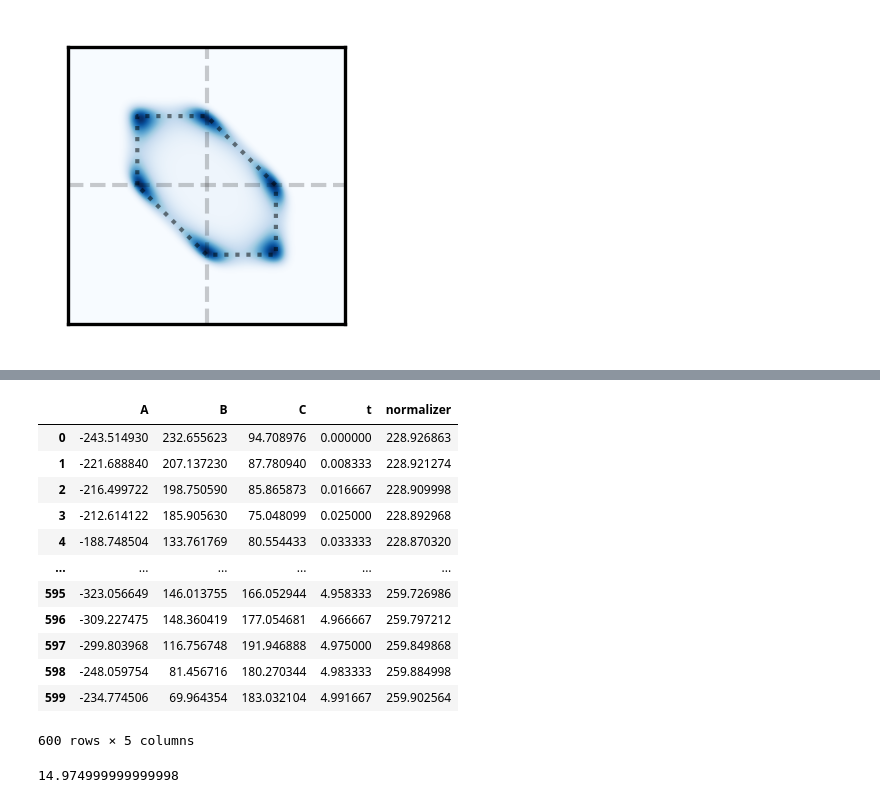
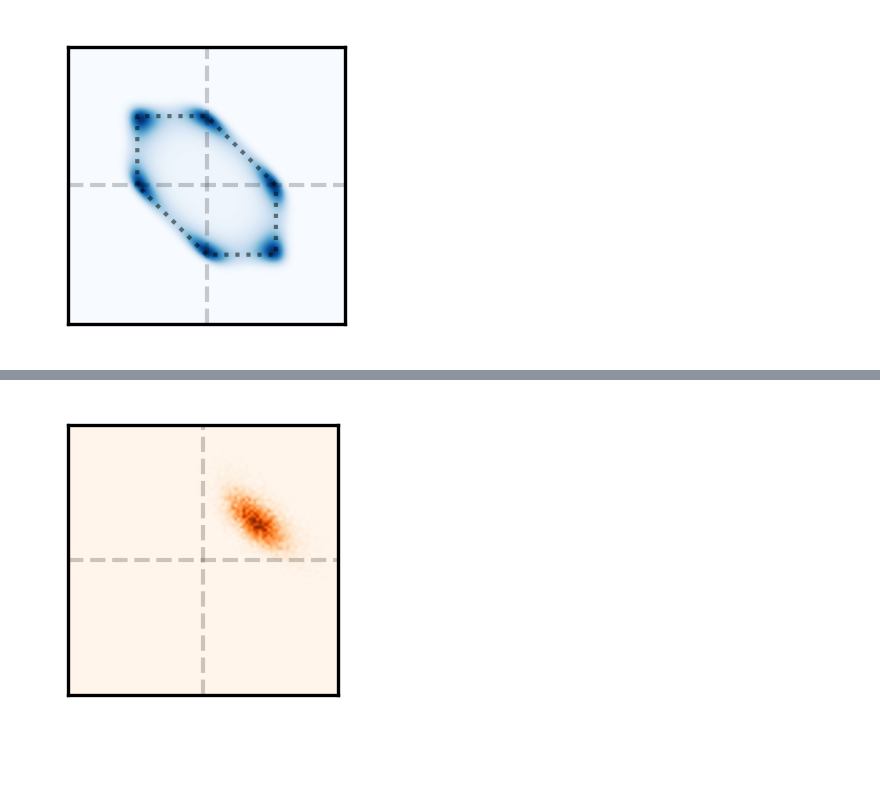
Before and after one commit to ZLoverty/AN, a Jupyter notebook: Code/Figures.ipynb, the cells around one changed output, grey strips where cells are left out. Drawn from its saved outputs; the diff is of its cells as text; code cells hidden in the pictures; blank space fills up the shorter version.

```diff
--- a/Code/Figures.ipynb
+++ b/Code/Figures.ipynb
@@ -292,20 +284,27 @@ FileNotFoundError: [Errno 2] No such file or directory: 'E:\\AN\\ASYMMETRIC\\28_
-# %%
-flowrate
-# %% [output]
-|  | A | B | C | t | normalizer |
-| 0 | -243.514930 | 232.655623 | 94.708976 | 0.000000 | 228.926863 |
-| 1 | -221.688840 | 207.137230 | 87.780940 | 0.008333 | 228.921274 |
-| 2 | -216.499722 | 198.750590 | 85.865873 | 0.016667 | 228.909998 |
-| 3 | -212.614122 | 185.905630 | 75.048099 | 0.025000 | 228.892968 |
-| 4 | -188.748504 | 133.761769 | 80.554433 | 0.033333 | 228.870320 |
-| ... | ... | ... | ... | ... | ... |
-| 595 | -323.056649 | 146.013755 | 166.052944 | 4.958333 | 259.726986 |
-| 596 | -309.227475 | 148.360419 | 177.054681 | 4.966667 | 259.797212 |
-| 597 | -299.803968 | 116.756748 | 191.946888 | 4.975000 | 259.849868 |
-| 598 | -248.059754 | 81.456716 | 180.270344 | 4.983333 | 259.884998 |
-| 599 | -234.774506 | 69.964354 | 183.032104 | 4.991667 | 259.902564 |
-600 rows × 5 columns
-# %%
-offset
-# %% [output]
-14.974999999999998
+# %%
+fr_list = []
+
+for num, file in enumerate(files):
+    flowrate = pd.read_csv(os.path.join(folder, file)).dropna()
+    flowrate["normalizer"] = gaussian_filter1d(flowrate[["A", "B", "C"]].abs().max(axis=1), sigma=window_size, axis=0)
+    fr_list.append(flowrate)
+combined = pd.concat(fr_list)
+
+fig, ax = plt.subplots(figsize=(1.2, 1.2), dpi=300)
+lim = 2000
+
+H, xedges, yedges = np.histogram2d(combined["B"], combined["C"], bins=(np.linspace(-lim, lim, 100), np.linspace(-lim, lim, 100)))
+ax.imshow(H, interpolation='spline16', origin='lower', extent=[xedges[0], xedges[-1], yedges[0], yedges[-1]], cmap="Oranges")
+ax.plot([-lim, lim], [0, 0], ls="--", lw=1, color="black", alpha=0.2)
+ax.plot([0, 0], [-lim, lim], ls="--", lw=1, color="black", alpha=0.2)
+ax.set_xlim([-lim, lim])
+ax.set_ylim([-lim, lim])
+# ax.set_xlabel("C")
+# ax.set_ylabel("B")
+# hide ticks
+ax.set_xticks([])
+ax.set_yticks([])
+plt.tight_layout()
+plt.savefig("symmetric_histogram.svg")
+# %% [output]
+[figure, added]
```
Also changed, not shown: parts of 21 cells of this notebook, 7 other files.
